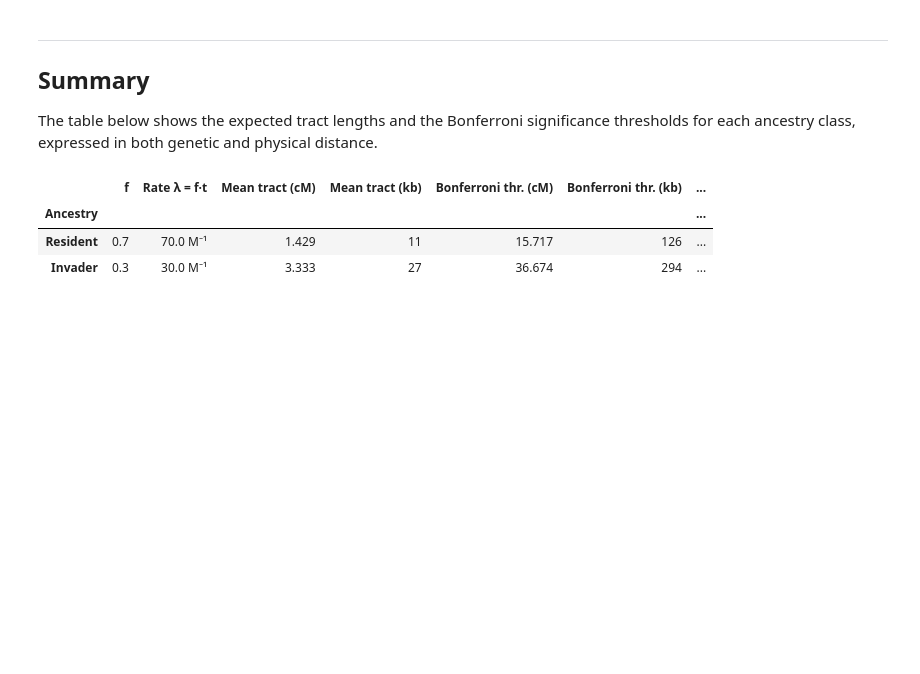
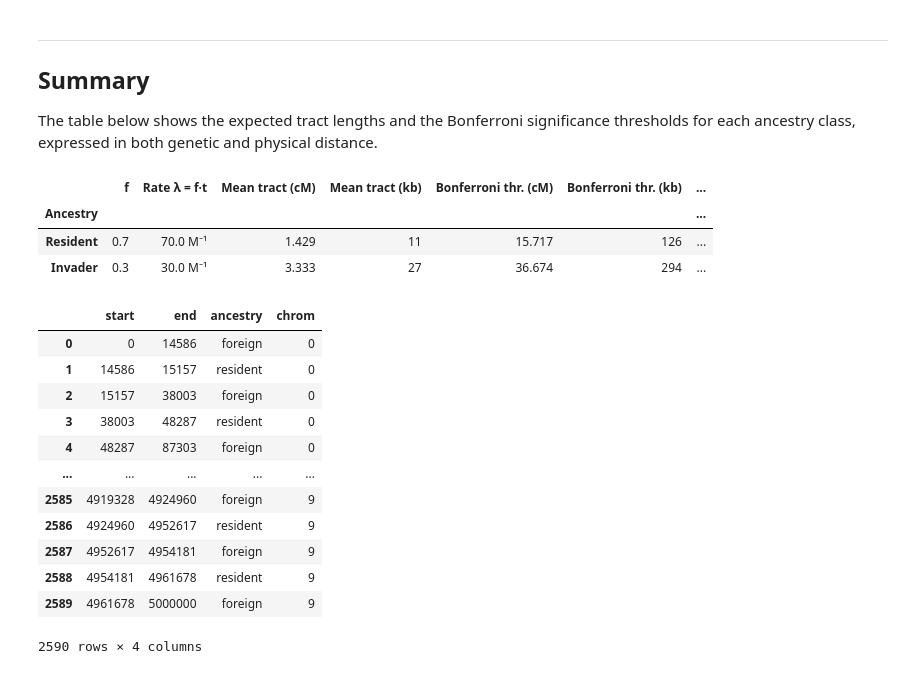
Before and after one commit to munch-group/lai-segment-analysis, a Jupyter notebook: local_ancestry_analysis.ipynb, the cells around one changed output. Drawn from its saved outputs; the diff is of its cells as text; code cells hidden in the pictures; blank space fills up the shorter version.

```diff
--- a/local_ancestry_analysis.ipynb
+++ b/local_ancestry_analysis.ipynb
@@ -537,9 +562,9 @@ fpr = {k: {'raw': [], 'bh': [], 'bonf': []} for k in null_pvals}
 rng_null = np.random.default_rng(seed=123)
 
 for sim in range(N_NULL_SIMS):
-    null_chroms = [simulate_chromosome(CHROM_LENGTH, gen_to_phys, phys_to_gen,
-                                       ancestry_rate, rng_null)
-                   for _ in range(N_CHROMOSOMES)]
+    null_chroms = pd.concat([simulate_chromosome(CHROM_LENGTH, gen_to_phys, phys_to_gen,
+                                                  ancestry_rate, rng_null, chrom_id=i)
+                             for i in range(N_CHROMOSOMES)], ignore_index=True)
 
     res = test_segments(null_chroms, eval_pos_val, phys_to_gen, ancestry_rate, alpha=ALPHA)
 
@@ -702,3 +727,19 @@ df
 | Ancestry |  |  |  |  |  |  | ... |
 | Resident | 0.7 | 70.0 M⁻¹ | 1.429 | 11 | 15.717 | 126 | ... |
 | Invader | 0.3 | 30.0 M⁻¹ | 3.333 | 27 | 36.674 | 294 | ... |
+# %%
+null_chroms
+# %% [output]
+|  | start | end | ancestry | chrom |
+| 0 | 0 | 14586 | foreign | 0 |
+| 1 | 14586 | 15157 | resident | 0 |
+| 2 | 15157 | 38003 | foreign | 0 |
+| 3 | 38003 | 48287 | resident | 0 |
+| 4 | 48287 | 87303 | foreign | 0 |
+| ... | ... | ... | ... | ... |
+| 2585 | 4919328 | 4924960 | foreign | 9 |
+| 2586 | 4924960 | 4952617 | resident | 9 |
+| 2587 | 4952617 | 4954181 | foreign | 9 |
+| 2588 | 4954181 | 4961678 | resident | 9 |
+| 2589 | 4961678 | 5000000 | foreign | 9 |
+2590 rows × 4 columns
```
Also changed, not shown: parts of 10 cells of this notebook, 1 other file.
